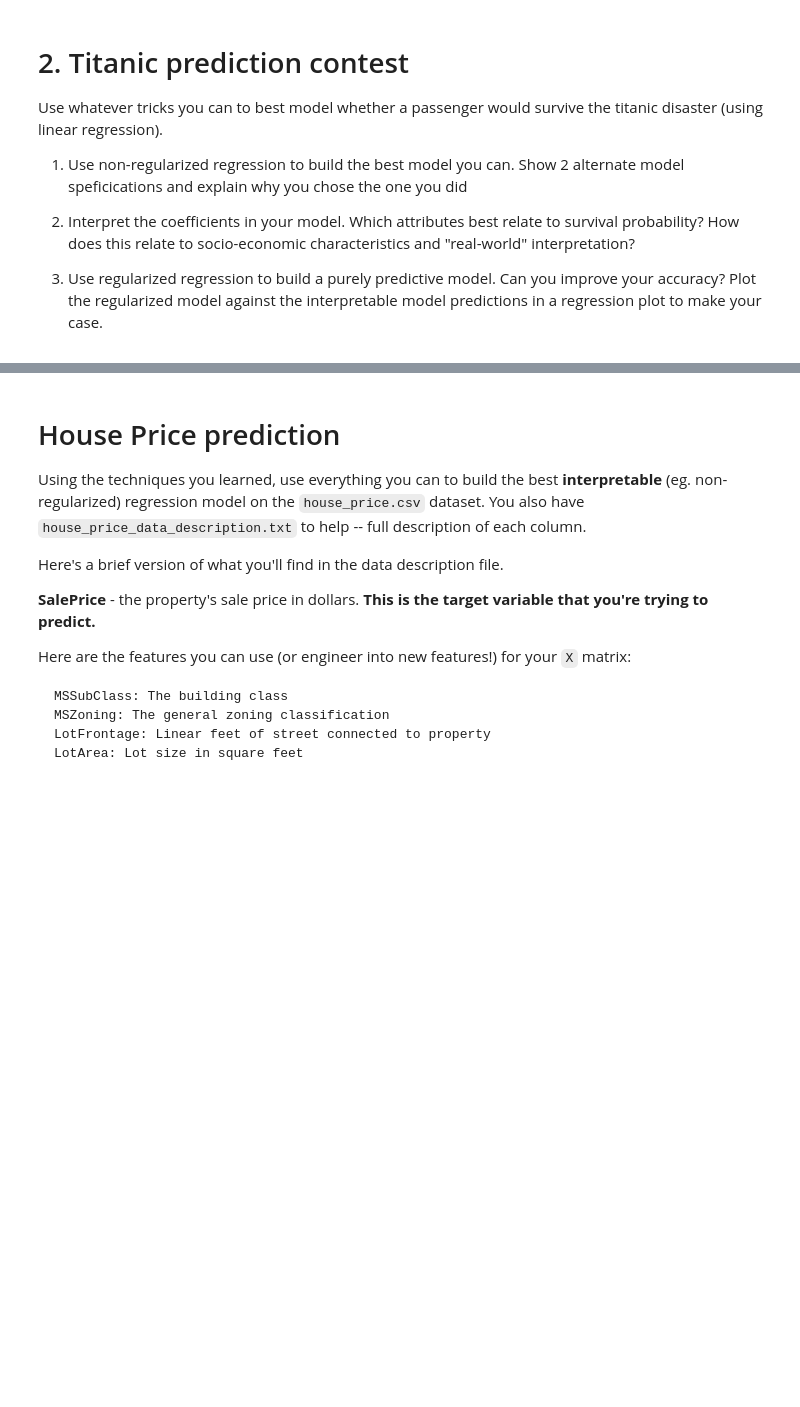
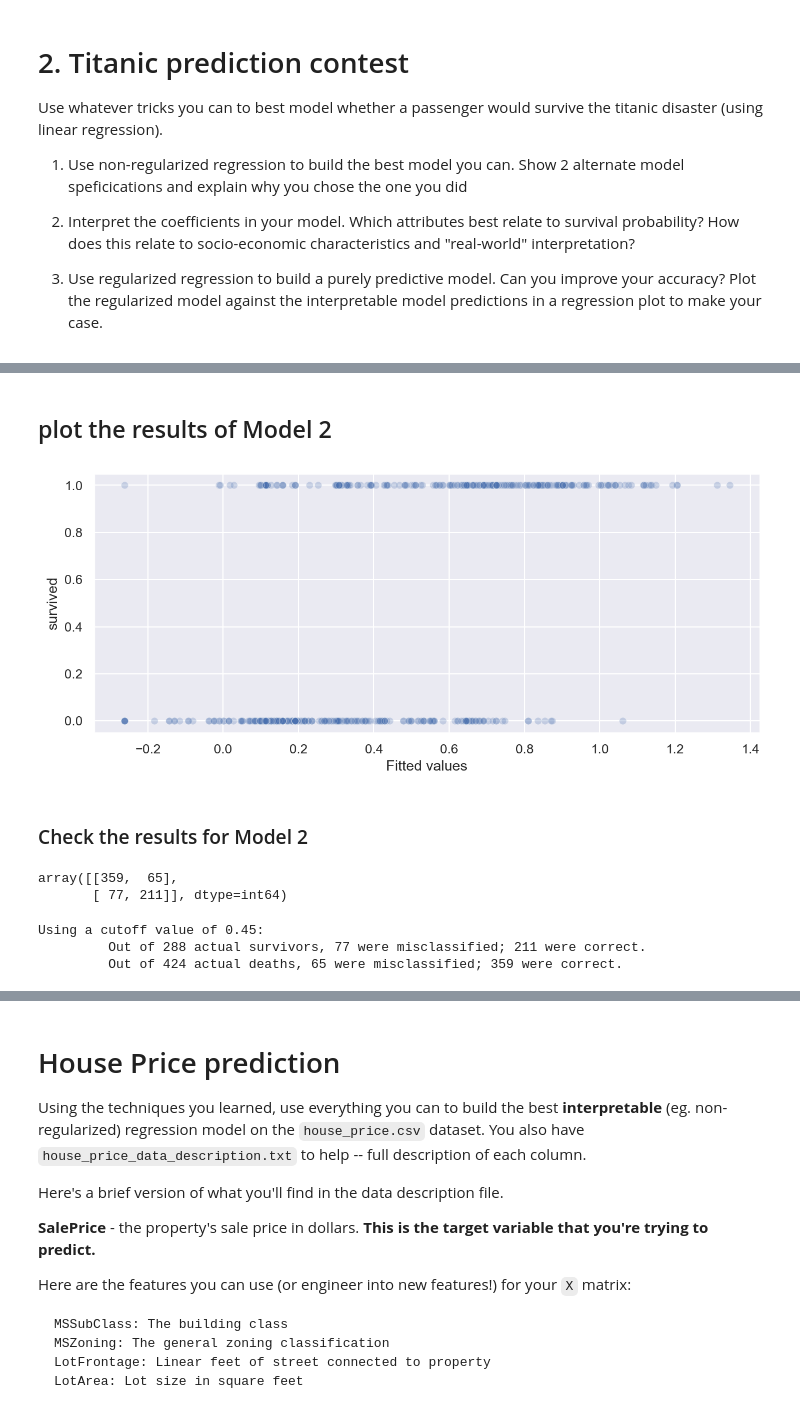
Before and after one commit to cb-ds-1/m3-3-engineering-regression, a Jupyter notebook: workshop.ipynb, the cells around one changed output, grey strips where cells are left out. Cells and saved outputs as stored; diff of their text form; code cells hidden in the pictures; blank space fills up the shorter version.

```diff
--- a/workshop.ipynb
+++ b/workshop.ipynb
@@ -20,0 +305,11 @@ Use whatever tricks you can to best model whether a passenger would survive the
+# %%
+# read in the data
+df = sns.load_dataset('titanic')
+# get rid of NaN's
+df = df.dropna(subset=['age'],axis=0)
+df = df.dropna(subset=['embark_town'],axis=0)
+# get rid of "deck" which has too many NaN's
+# get rid of "alive" as not relevant to this exercise
+# drop "embark_town" as redundant to "embarked"
+# drop "class" as redundant to "pclass"
+df = df.drop(['deck','alive','embark_town','class'],1)
@@ -20,0 +318,8 @@ Use whatever tricks you can to best model whether a passenger would survive the
+# %%
+df['child'] = df['who'].map(lambda x : 1 if x == 'child' else 0)
+df['alone'] = df['alone'].map({True: 1, False: 0})
+df['adult_male'] = df['adult_male'].map({True: 1, False: 0})
+df['sex'] = df['sex'].map({'female': 1, 'male': 0})
+df['log_fare'] = df['fare'].apply(lambda x : np.log(1 + x))
+
+df.sample(12)
@@ -20,0 +342,8 @@ Use whatever tricks you can to best model whether a passenger would survive the
+# %%
+#x = df[['pclass', 'sex', 'age', 'sibsp', 'parch', 'log_fare', 'adult_male', 'alone', 'child']]
+x = df[['sex', 'sibsp', 'parch', 'log_fare', 'adult_male', 'child']]
+
+y = df['survived']
+est2 = sm.OLS(y,x).fit(cov_type='HC2')
+#sm.graphics.plot_fit(est, 'woman', vlines=False,alpha=0.1);
+est2.summary()
@@ -20,0 +375,27 @@ Use whatever tricks you can to best model whether a passenger would survive the
+# %% [markdown]
+## plot the results of Model 2
+# %%
+fig = plt.figure(dpi=150,figsize=(10,4))
+sns.set()
+sns.scatterplot(x=est2.fittedvalues,y=y,alpha=0.25);
+plt.xlabel('Fitted values');
+# %% [output]
+[figure, added]
+# %% [markdown]
+### Check the results for Model 2
+# %%
+cut_off2 = 0.45
+y_pred = est2.fittedvalues.map(lambda x: 1 if x >= cut_off else 0)
+cf2 = confusion_matrix(y,y_pred)
+cf2
+# %% [output]
+array([[359,  65],
+       [ 77, 211]], dtype=int64)
+# %%
+print(f"Using a cutoff value of {cut_off2}:")
+print(f"\t Out of {sum(cf2[1,:])} actual survivors, {cf2[1,0]} were misclassified; {cf2[1,1]} were correct.")
+print(f"\t Out of {sum(cf2[0,:])} actual deaths, {cf2[0,1]} were misclassified; {cf2[0,0]} were correct.")
+# %% [output]
+Using a cutoff value of 0.45:
+         Out of 288 actual survivors, 77 were misclassified; 211 were correct.
+         Out of 424 actual deaths, 65 were misclassified; 359 were correct.
```
Also changed, not shown: parts of 59 cells of this notebook.
